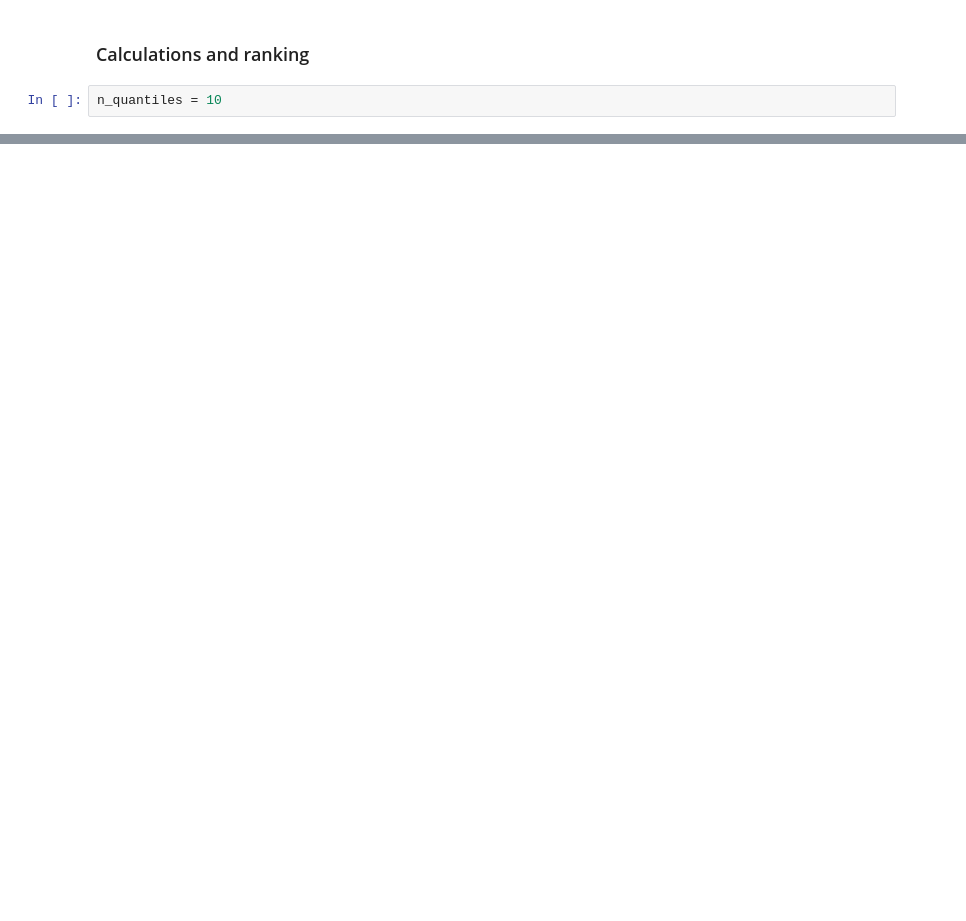
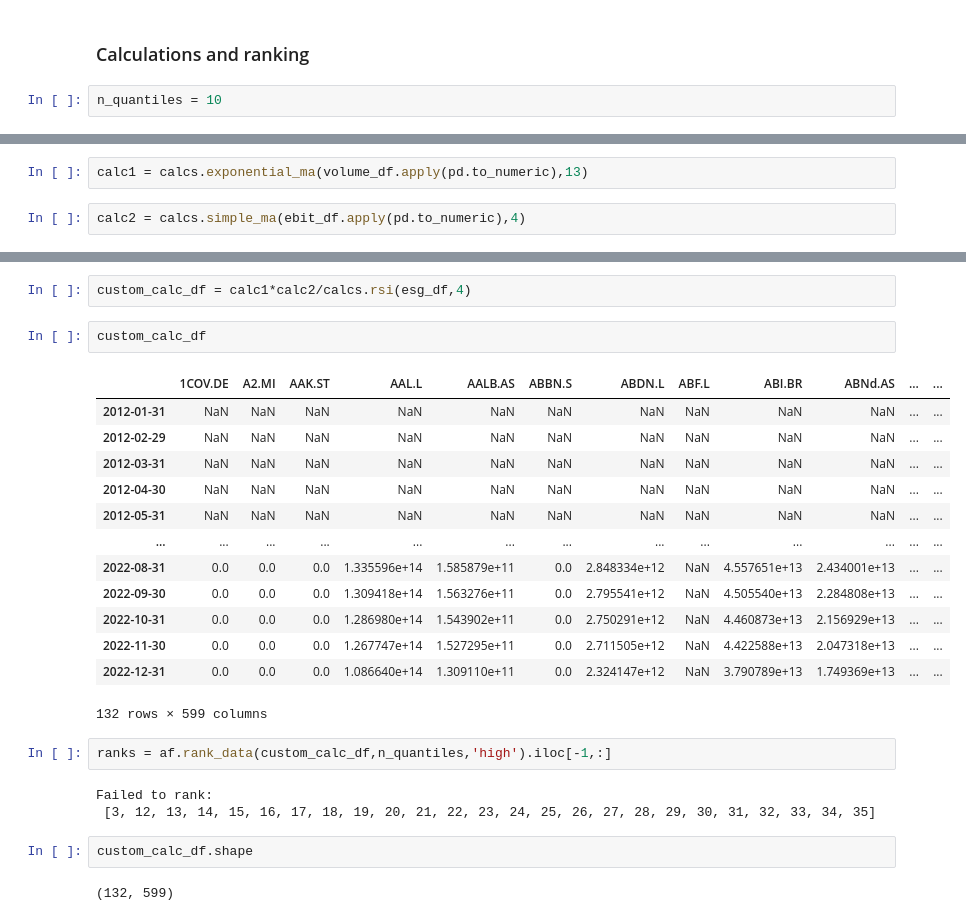
Before and after one commit to IIU60/ranking_DIP_european_equities, a Jupyter notebook: eikon_data_retrieval/download_calcs_ranking.ipynb, the cells around one changed output, grey strips where cells are left out. Saved outputs shown, nothing was run; the diff lists cells and outputs as text; blank space fills up the shorter version.

```diff
--- a/eikon_data_retrieval/download_calcs_ranking.ipynb
+++ b/eikon_data_retrieval/download_calcs_ranking.ipynb
@@ -65,0 +113,4 @@ esg_df = data_dict['TRESGScore']
+# %%
+calc1 = calcs.exponential_ma(volume_df.apply(pd.to_numeric),13)
+# %%
+calc2 = calcs.simple_ma(ebit_df.apply(pd.to_numeric),4)
@@ -65,0 +133,27 @@ esg_df = data_dict['TRESGScore']
+# %%
+custom_calc_df = calc1*calc2/calcs.rsi(esg_df,4)
+# %%
+custom_calc_df
+# %% [output]
+|  | 1COV.DE | A2.MI | AAK.ST | AAL.L | AALB.AS | ABBN.S | ABDN.L | ABF.L | ABI.BR | ABNd.AS | ... | ... |
+| 2012-01-31 | NaN | NaN | NaN | NaN | NaN | NaN | NaN | NaN | NaN | NaN | ... | ... |
+| 2012-02-29 | NaN | NaN | NaN | NaN | NaN | NaN | NaN | NaN | NaN | NaN | ... | ... |
+| 2012-03-31 | NaN | NaN | NaN | NaN | NaN | NaN | NaN | NaN | NaN | NaN | ... | ... |
+| 2012-04-30 | NaN | NaN | NaN | NaN | NaN | NaN | NaN | NaN | NaN | NaN | ... | ... |
+| 2012-05-31 | NaN | NaN | NaN | NaN | NaN | NaN | NaN | NaN | NaN | NaN | ... | ... |
+| ... | ... | ... | ... | ... | ... | ... | ... | ... | ... | ... | ... | ... |
+| 2022-08-31 | 0.0 | 0.0 | 0.0 | 1.335596e+14 | 1.585879e+11 | 0.0 | 2.848334e+12 | NaN | 4.557651e+13 | 2.434001e+13 | ... | ... |
+| 2022-09-30 | 0.0 | 0.0 | 0.0 | 1.309418e+14 | 1.563276e+11 | 0.0 | 2.795541e+12 | NaN | 4.505540e+13 | 2.284808e+13 | ... | ... |
+| 2022-10-31 | 0.0 | 0.0 | 0.0 | 1.286980e+14 | 1.543902e+11 | 0.0 | 2.750291e+12 | NaN | 4.460873e+13 | 2.156929e+13 | ... | ... |
+| 2022-11-30 | 0.0 | 0.0 | 0.0 | 1.267747e+14 | 1.527295e+11 | 0.0 | 2.711505e+12 | NaN | 4.422588e+13 | 2.047318e+13 | ... | ... |
+| 2022-12-31 | 0.0 | 0.0 | 0.0 | 1.086640e+14 | 1.309110e+11 | 0.0 | 2.324147e+12 | NaN | 3.790789e+13 | 1.749369e+13 | ... | ... |
+132 rows × 599 columns
+# %%
+ranks = af.rank_data(custom_calc_df,n_quantiles,'high').iloc[-1,:]
+# %% [output]
+Failed to rank:
+ [3, 12, 13, 14, 15, 16, 17, 18, 19, 20, 21, 22, 23, 24, 25, 26, 27, 28, 29, 30, 31, 32, 33, 34, 35]
+# %%
+custom_calc_df.shape
+# %% [output]
+(132, 599)
```
Also changed, not shown: parts of 23 cells of this notebook.
